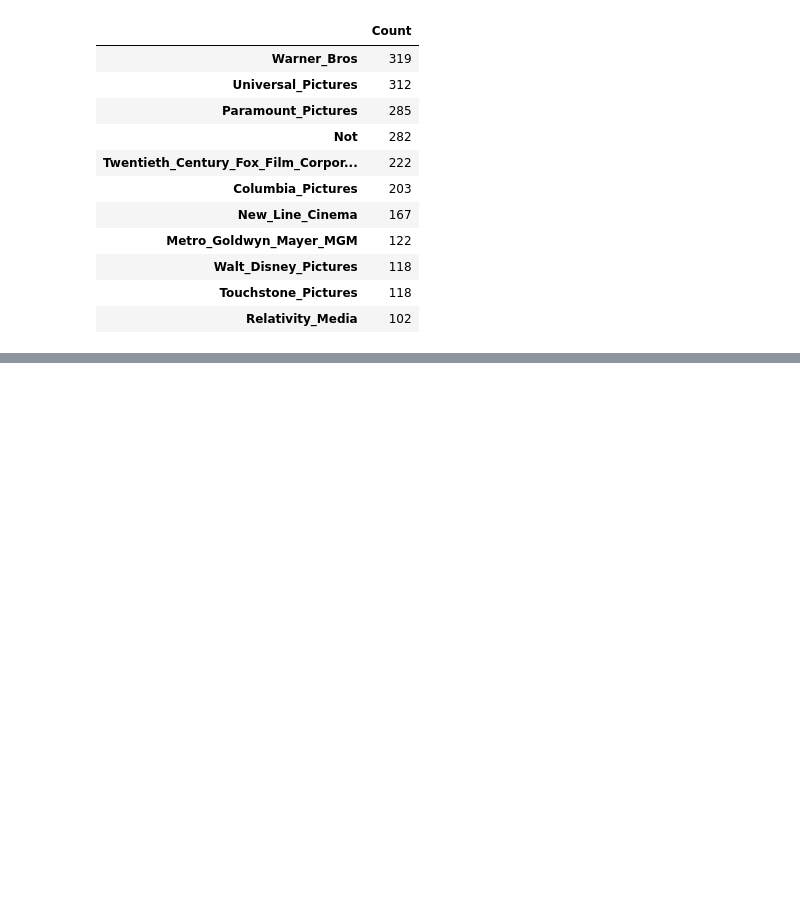
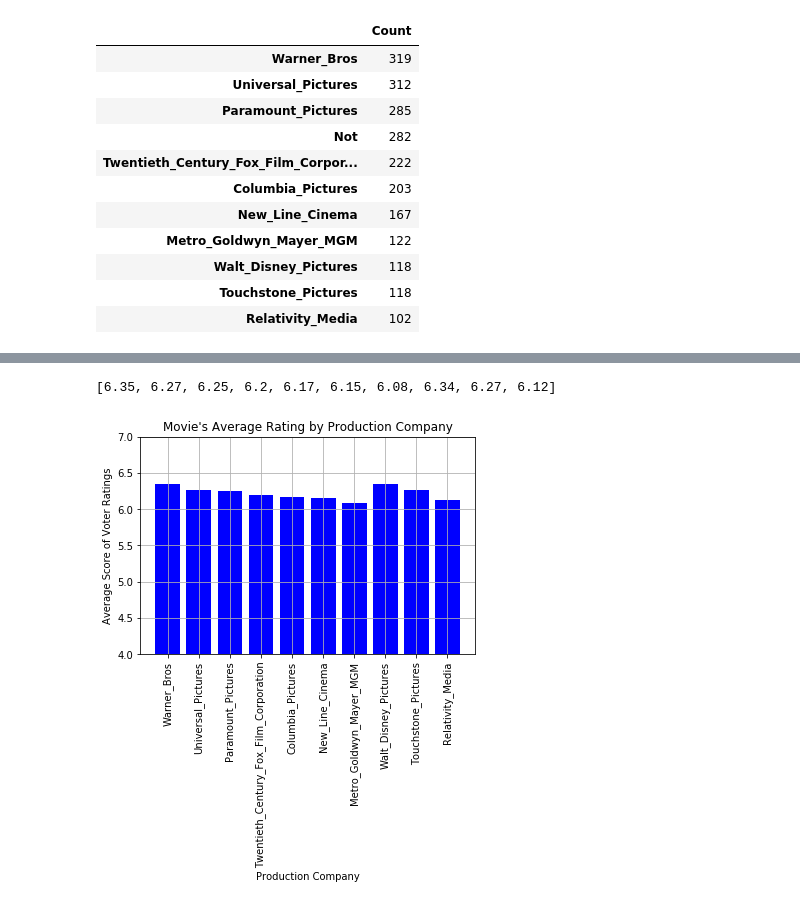
Before and after one commit to mjr390/Movies_Exploration, a Jupyter notebook: Clean_Working_Code.ipynb, the cells around one changed output, grey strips where cells are left out. Saved outputs shown, nothing was run; the diff lists cells and outputs as text; code cells hidden in the pictures; blank space fills up the shorter version.

Commit message:
now gets the average voter score for each company and plots it, also finds the highest and lowest rated movies

```diff
--- a/Clean_Working_Code.ipynb
+++ b/Clean_Working_Code.ipynb
@@ -589,0 +579,55 @@ Warner_Bros_df
+# %%
+#find the average of the voter_score for each company and append each to a list to use in a plot
+to_plot_comp_by_AVGscore = []
+#use np.mean and round the result to 2 decimal places
+Warner_Bros_score_avg = round(np.mean(Warner_Bros_df["vote_average"]), 2)
+to_plot_comp_by_AVGscore.append(Warner_Bros_score_avg)
+
+Universal_Pictures_score_avg = round(np.mean(Universal_Pictures_df["vote_average"]), 2)
+to_plot_comp_by_AVGscore.append(Universal_Pictures_score_avg)
+
+Paramount_Pictures_score_avg = round(np.mean(Paramount_Pictures_df['vote_average']), 2)
+to_plot_comp_by_AVGscore.append(Paramount_Pictures_score_avg)
+
+Twentieth_Century_Fox_Film_Corporation_score_avg = round(np.mean(Twentieth_Century_Fox_Film_Corporation_df['vote_average']), 2)
+to_plot_comp_by_AVGscore.append(Twentieth_Century_Fox_Film_Corporation_score_avg)
+
+Columbia_Pictures_score_avg = round(np.mean(Columbia_Pictures_df["vote_average"]), 2)
+to_plot_comp_by_AVGscore.append(Columbia_Pictures_score_avg)
+
+New_Line_Cinema_score_avg = round(np.mean(New_Line_Cinema_df['vote_average']), 2)
+to_plot_comp_by_AVGscore.append(New_Line_Cinema_score_avg)
+
+Metro_Goldwyn_Mayer_MGM_score_average = round(np.mean(Metro_Goldwyn_Mayer_MGM_df['vote_average']), 2)
+to_plot_comp_by_AVGscore.append(Metro_Goldwyn_Mayer_MGM_score_average)
+
+Walt_Disney_Pictures_score_avg = round(np.mean(Walt_Disney_Pictures_df['vote_average']), 2)
+to_plot_comp_by_AVGscore.append(Walt_Disney_Pictures_score_avg)
+
+Touchstone_Pictures_score_avg = round(np.mean(Touchstone_Pictures_df['vote_average']), 2)
+to_plot_comp_by_AVGscore.append(Touchstone_Pictures_score_avg)
+
+Relativity_Media_score_avg =round( np.mean(Relativity_Media_df['vote_average']), 2)
+to_plot_comp_by_AVGscore.append(Relativity_Media_score_avg)
+
+to_plot_comp_by_AVGscore
+# %% [output]
+[6.35, 6.27, 6.25, 6.2, 6.17, 6.15, 6.08, 6.34, 6.27, 6.12]
+# %%
+#create a plot to see which which production company produces the most liked movies
+fig, ax = plt.subplots()
+
+x_axis = np.arange(len(to_plot_comp_by_AVGscore))
+
+tick_locations = [value for value in x_axis]
+plt.xticks(tick_locations, create_comp_dfs, rotation=90)
+ax.grid()
+plt.xlabel("Production Company")
+plt.ylabel("Average Score of Voter Ratings")
+plt.title("Movie's Average Rating by Production Company")
+plt.ylim(4, 7)
+ax.bar(x_axis, to_plot_comp_by_AVGscore, color="b", align="center")
+plt.savefig("Rating_Comp.png", bbox_inches='tight')
+plt.show("Rating_Comp.png")
+# %% [output]
+[figure, added]
```
Also changed, not shown: parts of 6 cells of this notebook, 1 other file.
